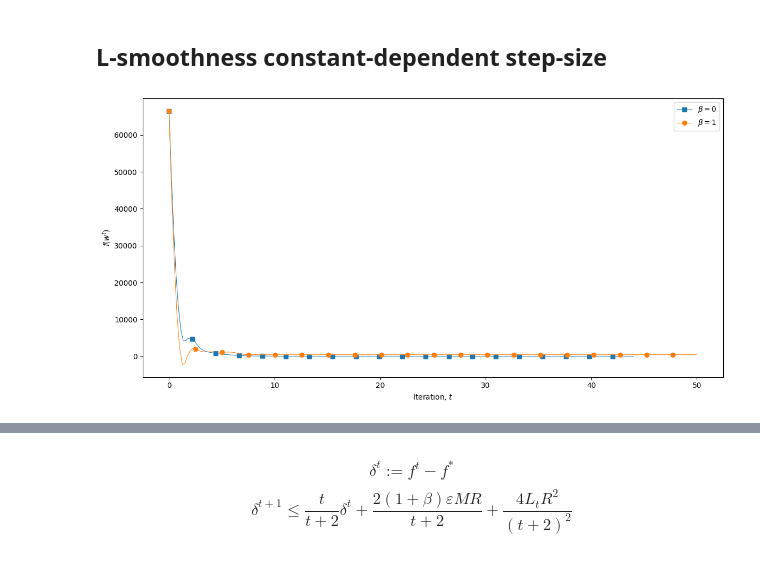
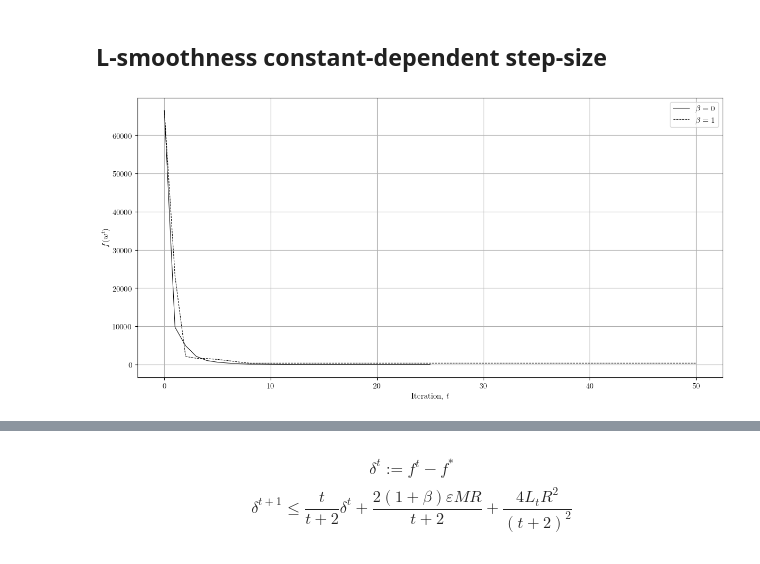
Before and after one commit to geaden/aecg, a Jupyter notebook: aecg.ipynb, the cells around one changed output, grey strips where cells are left out. Cells and saved outputs as stored; diff of their text form; code cells hidden in the pictures.

```diff
--- a/aecg.ipynb
+++ b/aecg.ipynb
@@ -218,6 +218,13 @@ class StepSizeWrapper:
     def _boundedness(self) -> float:
         return self._wrappee._boundedness
 
+    @property
+    def _M(self) -> np.longdouble:
+        return self._wrappee._M
+
+    def compute_M(self, gradient: np.ndarray):
+        self._wrappee.compute_M(gradient)
+
     def is_adapted(
         self,
         f: np.ndarray,
@@ -247,4 +255,16 @@ aecg = [
 ]
 # %% [markdown]
 # Results
+# %%
+import matplotlib
+
+matplotlib.use("pgf")
+
+params = {
+    "text.latex.preamble": r"\usepackage{lmodern}",
+    "text.usetex": True,
+    "font.size": 11,
+    "font.family": "lmodern",
+}
+plt.rcParams.update(params)
 # %%
@@ -341,14 +404,14 @@ for algorithm in ecg:
     plot_line(
         algorithm.Lt,
         label=algorithm.label,
-        show_marker=True,
+        show_marker=False,
         smooth=False,
     )
 
+plt.text(-4, L + 2, r"$L={:.2f}$".format(L), fontsize=11)
 plt.axhline(y=L, color="r", linestyle="-")
 plt.axis([-5, 50, -10, L + L * 2])
 
-labels += [f"L={L:.2f}"]
 fig = make_plot(
     title=r"$L_t$ in ECG with the Adaptive $L_t$ for PageRank problem",
     xlabel="Iteration, $t$",
@@ -367,16 +448,16 @@ for algorithm in aecg:
 # %%
 plt.figure(figsize=(12, 6))
 
 for algorithm in aecg:
     values = [objective(x) for x, _ in algorithm.history]
-    plot_line(values, label=algorithm.label, show_marker=True)
+    plot_line(values, label=algorithm.label, show_marker=False)
 
 fig = make_plot(
     title=r"Adaptive ECG for PageRank problem with L-smoothness constant-dependent step-size strategy",
     xlabel=r"Iteration, $t$",
     ylabel=r"$f(w^t)$",
     legend=[r"$\beta=0$", r"$\beta=1$"],
 )
 # %% [output]
-[figure, old version]
+[figure, new version]
 # %%
```
Also changed, not shown: parts of 13 cells of this notebook, 3 other files.
